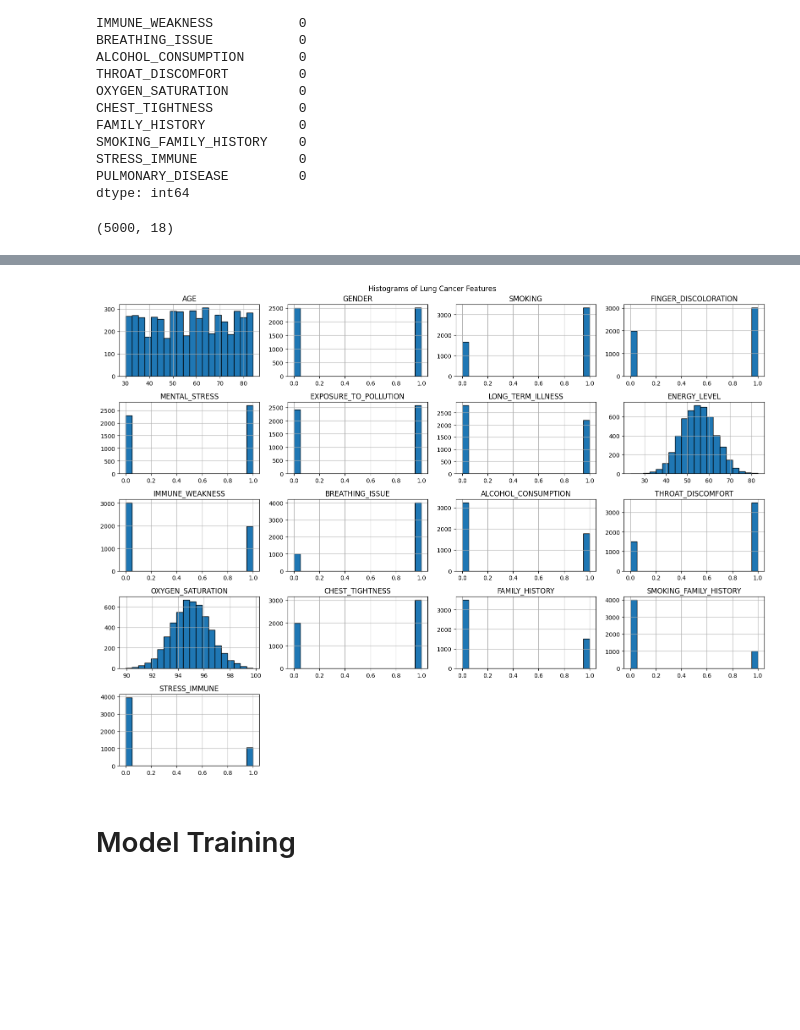
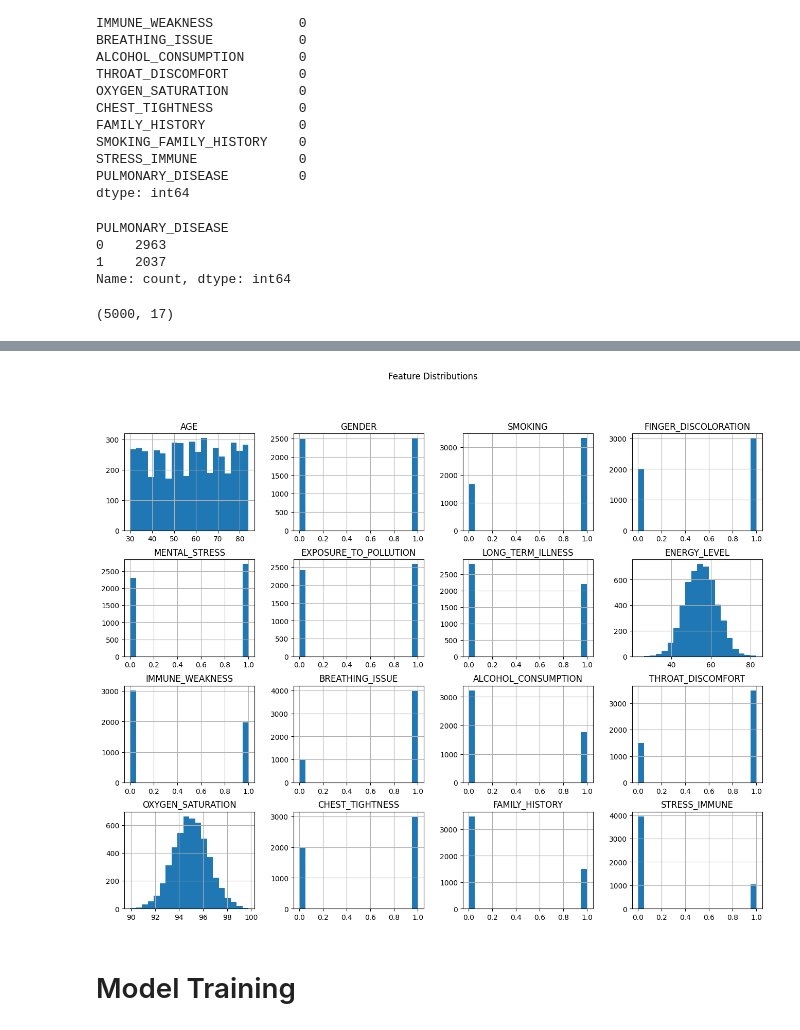
Before and after one commit to github-cweehy/Lung-Cancer-Detection-ML, a Jupyter notebook: DecisionTree.ipynb, the cells around one changed output, grey strips where cells are left out. Saved outputs shown, nothing was run; the diff lists cells and outputs as text; code cells hidden in the pictures; blank space fills up the shorter version.

```diff
--- a/DecisionTree.ipynb
+++ b/DecisionTree.ipynb
@@ -87,11 +86,19 @@ SMOKING_FAMILY_HISTORY    0
 STRESS_IMMUNE             0
 PULMONARY_DISEASE         0
 dtype: int64
+# %%
+# Drop the unnecessary columns
+data = data.drop('SMOKING_FAMILY_HISTORY', axis=1)
 # %%
-from sklearn.preprocessing import LabelEncoder
-
-# Convert 'PULMONARY_DISEASE' to binary (YES -> 1, NO -> 0)
-data['PULMONARY_DISEASE'] = LabelEncoder().fit_transform(data['PULMONARY_DISEASE'])
+# Convert the pulmonary disease column to binary format
+data['PULMONARY_DISEASE'] = data['PULMONARY_DISEASE'].map({'YES': 1, 'NO': 0})
+# %%
+print(data['PULMONARY_DISEASE'].value_counts())
+# %% [output]
+PULMONARY_DISEASE
+0    2963
+1    2037
+Name: count, dtype: int64
 # %%
 # Features and Target
 X = data.drop('PULMONARY_DISEASE', axis=1)
@@ -100,7 +107,7 @@ y = data['PULMONARY_DISEASE']
 #show the row and column of dataset after preprocess
 data.shape
 # %% [output]
-(5000, 18)
+(5000, 17)
 # %%
 # split data 80% for training, 20% for testing
 X_train, X_test, y_train, y_test = train_test_split(X, y, test_size=0.2, random_state=42)
@@ -123,12 +130,12 @@ data.describe()
 | 75% | 71.000000 | 1.000000 | 1.000000 | 1.0000 | 1.000000 | 1.000000 | ... |
 | max | 84.000000 | 1.000000 | 1.000000 | 1.0000 | 1.000000 | 1.000000 | ... |
 # %%
-data.drop('PULMONARY_DISEASE', axis=1).hist(bins=20, figsize=(16, 12), edgecolor='black')
-plt.suptitle("Histograms of Lung Cancer Features")
-plt.tight_layout()
+#show the data of features by plotting in graph mode
+X.hist(bins=20, figsize=(16, 12))
+plt.suptitle("Feature Distributions")
 plt.show()
 # %% [output]
-[figure, old version]
+[figure, new version]
 # %% [markdown]
 # Model Training
 # %% [markdown]
```
Also changed, not shown: parts of 22 cells of this notebook, 1 other file.
